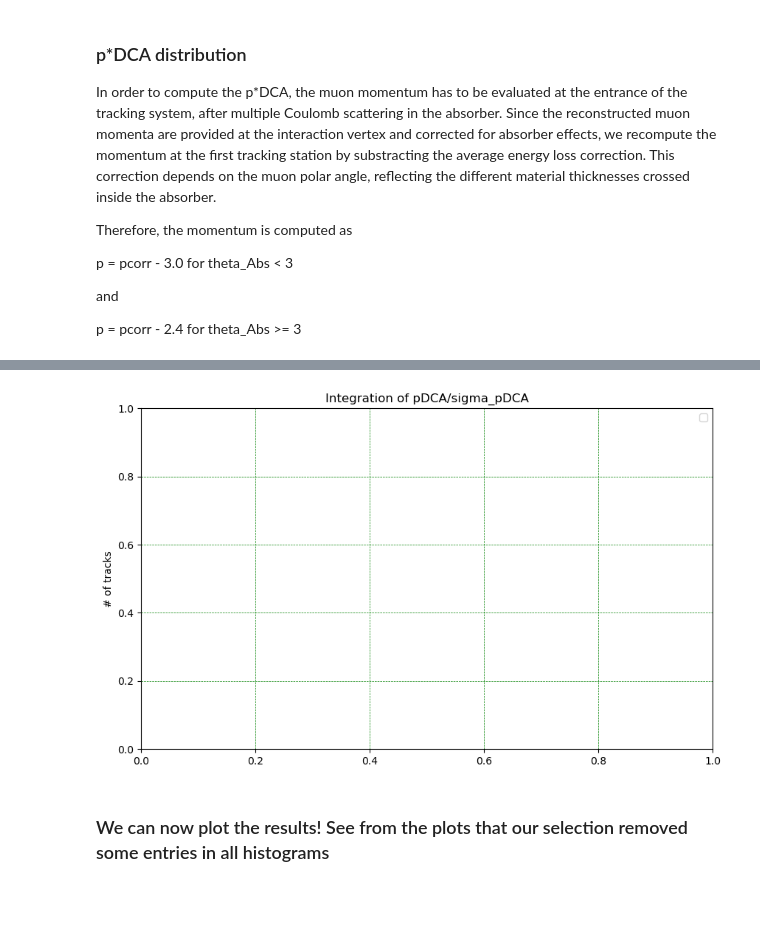
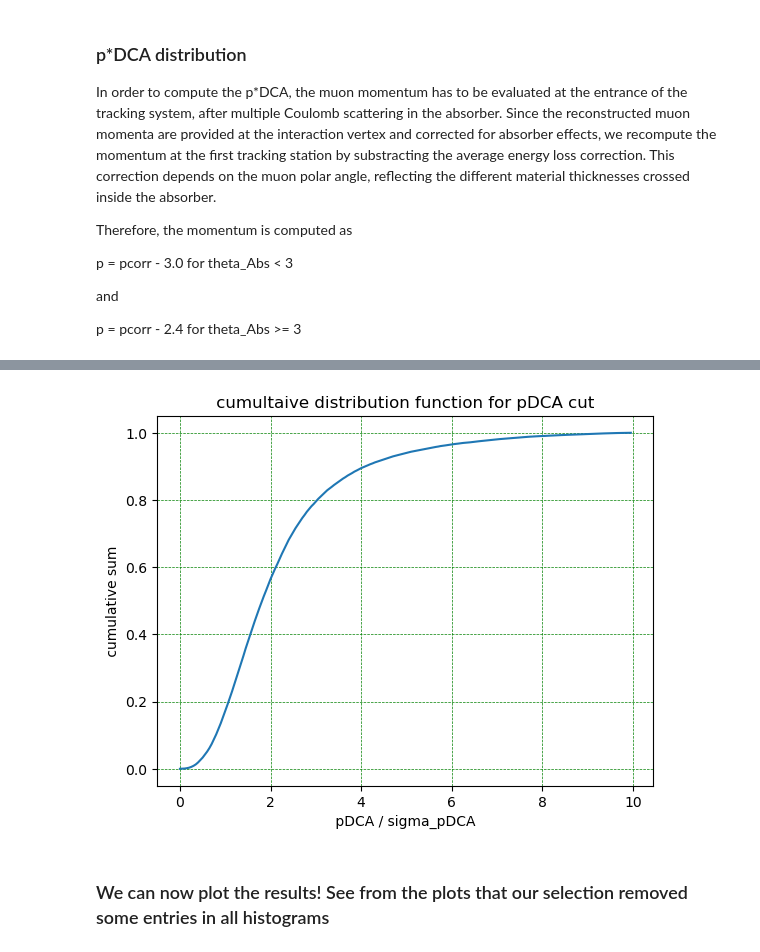
Before and after one commit to 00Goldy/qqbar2mumu-2025, a Jupyter notebook: notebooks/MC_pDCA.ipynb, the cells around one changed output, grey strips where cells are left out. Saved outputs shown, nothing was run; the diff lists cells and outputs as text; code cells hidden in the pictures; blank space fills up the shorter version.

Commit message:
adding cumulative sum plot

```diff
--- a/notebooks/MC_pDCA.ipynb
+++ b/notebooks/MC_pDCA.ipynb
@@ -318,13 +318,25 @@ plt.savefig("pDCA_sigmapDCA_run291694.png")
-# %%
-plt.figure(figsize=(10, 6))
-#N=vhfractionEvSel('pDCA/sigmapDCA', 0, 200)
-#N.plot()
-plt.ylabel("# of tracks")
-plt.title('Integration of pDCA/sigma_pDCA');
-plt.grid(color = 'green', linestyle = '--', linewidth = 0.5)
-plt.legend();
-# %% [output]
-[figure, removed]
+# %%
+N_tracks=vhfractionEvSel.values()
+#print(N_tracks)
+
+x_ax=vhfractionEvSel.axes[0].edges
+#print(x_ax)
+
+dx=x_ax[1] -x_ax[0]
+#print(dx)
+
+norm_N_tracks=N_tracks/np.sum(N_tracks*dx)
+
+Integral=np.cumsum(norm_N_tracks)*dx
+
+plt.plot(x_ax[:-1],Integral)
+plt.xlabel(" pDCA / sigma_pDCA ")
+plt.ylabel(" cumulative sum ")
+plt.title(" cumultaive distribution function for pDCA cut ")
+plt.grid(color = 'green', linestyle = '--', linewidth = 0.5)
+#plt.savefig("cumsum_pDCA_cut.png")
+# %% [output]
+[figure, added]
 # %% [markdown]
 ### We can now plot the results! See from the plots that our selection removed some entries in all histograms
 # %%
```
Also changed, not shown: parts of 5 cells of this notebook, 2 other files.
